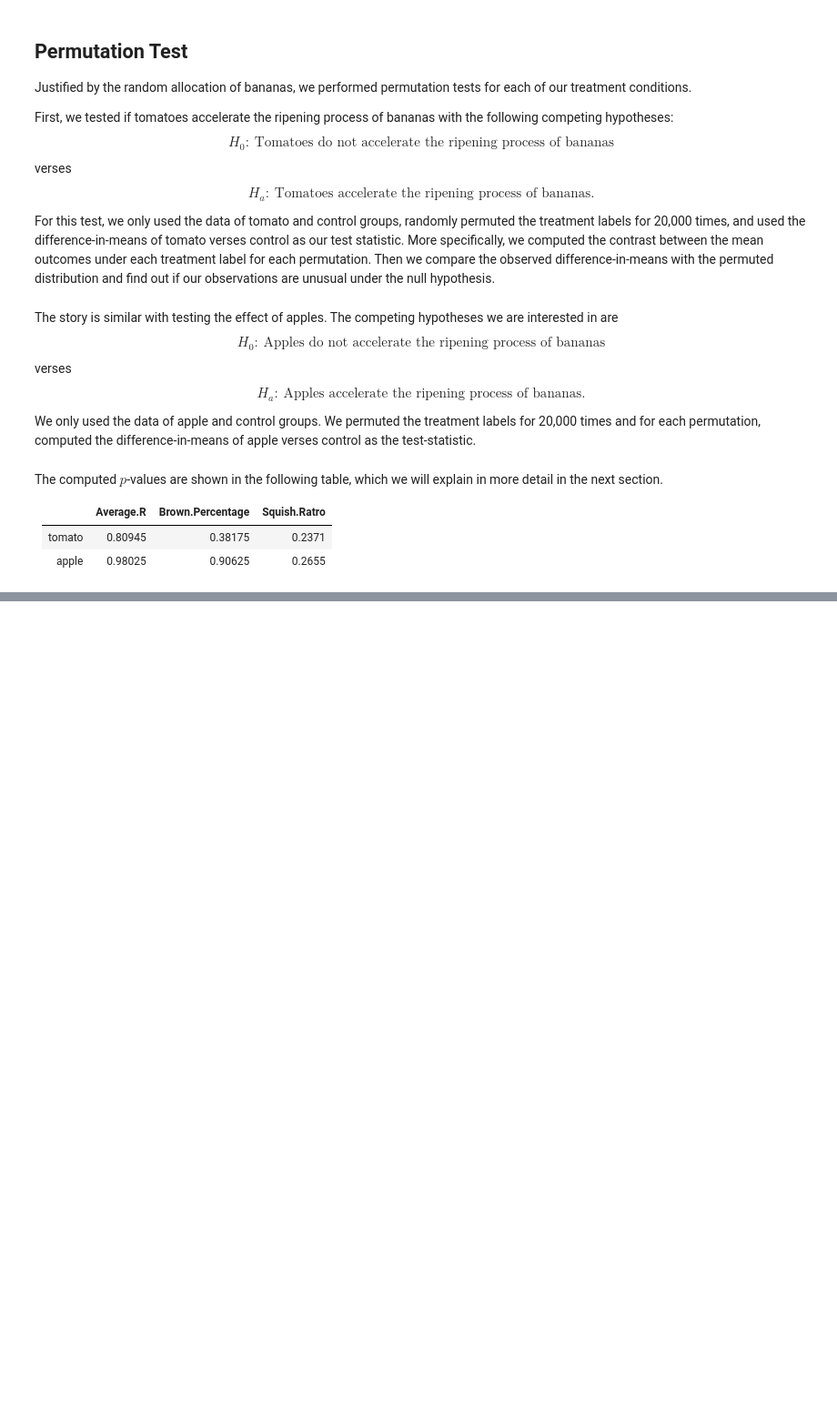
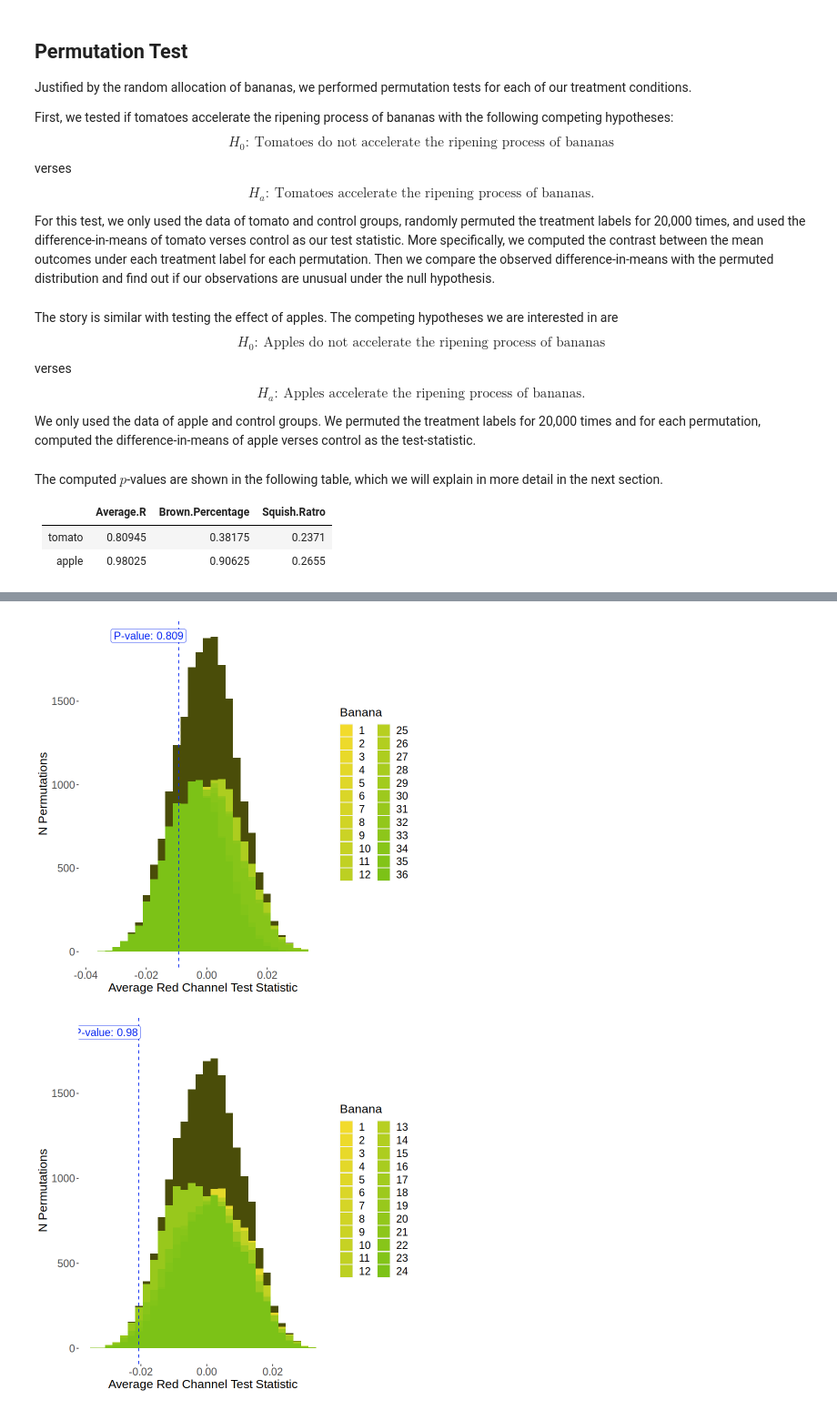
Before and after one commit to yashpatel5400/stats604-project3, a Jupyter notebook: jupyter_report_sections/Ripening Fruit.ipynb, the cells around one changed output, grey strips where cells are left out. Shown: that part at 91% size. Cells and saved outputs as stored; diff of their text form; code cells hidden in the pictures; blank space fills up the shorter version.

Commit message:
Cleanup

```diff
--- a/jupyter_report_sections/Ripening Fruit.ipynb
+++ b/jupyter_report_sections/Ripening Fruit.ipynb
@@ -389,0 +470,79 @@ kable(p.values)
+# %%
+make_all_bananas_comparison_plot <- function(perms, stat) {
+  if (grepl("tomato$", stat)) {
+    trt <- "T"
+    clean_trt <- "Tomato"
+  } else if (grepl("apple$", stat)) {
+    trt <- "A"
+    clean_trt <- "Apple"
+  } else {
+    trt <- "C"
+    clean_trt <- "Control"
+  }
+  clean_stat <- gsub(
+    "% squished", "Squish Ratio",
+      gsub(
+        "pct", "%", gsub(
+          "avg", "Average", gsub(
+            "rgb", "Red Channel", gsub(" (tomato|apple)$", "", gsub("_", " ", stat))))))
+
+  banana_cols <- colnames(perms)[grepl("banana", colnames(perms))]
+  pivot_data <- Reduce(
+    rbind,
+    lapply(banana_cols,
+          function(banana_col) {
+            msk <- perms[banana_col] == trt
+            banana_perms <- perms[msk,
+                                  c(banana_col, colnames(perms)
+                                    [!grepl("banana", colnames(perms))])]
+            colnames(banana_perms)[1] <- "trt"
+            cbind("Banana" = as.numeric(gsub("banana_", "", banana_col)),
+                  banana_perms)
+          })
+  )
+  pivot_data$Banana <- factor(pivot_data$Banana,
+                              levels = as.numeric(gsub("banana_", "", banana_cols)))
+
+  # running one-sided tests because trt should increase avg RGB and pct brown
+  pval <- mean(perms[[stat]] >= true_test_statistics[stat])
+  if (grepl("pct_brown", stat)) {
+    pval_label_x_val <- true_test_statistics[stat] + sign(true_test_statistics[stat]) * 0.002
+    cut_val <- 0.00025
+  } else if (grepl("avg_rgb", stat)) {
+    pval_label_x_val <- true_test_statistics[stat] + sign(true_test_statistics[stat]) * 0.01
+    cut_val <- 0.0025
+  } else {
+    pval_label_x_val <- true_test_statistics[stat] + sign(true_test_statistics[stat]) * 0.1
+    cut_val <- 0.025
+  }
+
+  pval_label_y_val <- max(table(cut_width(perms[[stat]], width = cut_val)))
+  ggplot(perms) +
+    geom_histogram(aes(x = !!sym(stat)), fill = BROWN, bins=30) +
+    geom_histogram(data = pivot_data,
+                   aes(x = !!sym(stat), fill = Banana),
+                   position = "identity", bins=30) +
+    geom_vline(aes(xintercept=true_test_statistics[stat]), color = PVAL_BLUE,
+               linetype="dashed") +
+    scale_fill_manual(
+      values = scales::seq_gradient_pal(YELLOW, GREEN)(seq(0, 1, length.out=n_bananas))) +
+    labs(x = paste0(clean_stat," Test Statistic"),
+         y = "N Permutations") +
+    annotate("label", x = pval_label_x_val, y = pval_label_y_val,
+             label = paste0("P-value: ", round(pval, 3)),
+             color = PVAL_BLUE, size = 5) +
+    plot_theme
+}
+for (r in seq_len(2)) {
+  stat_col <- stat_cols[r]
+  if (grepl("apple", stat_col)) {
+    print(make_all_bananas_comparison_plot(permutations_apple, stat_col))
+  } else if (grepl("tomato", stat_col)) {
+    print(make_all_bananas_comparison_plot(permutations_tomato, stat_col))
+  } else {
+    stop("Did not encounter a valid stat col")
+  }
+}
+# %% [output]
+[figure, added]
+[figure, added]
```
Also changed, not shown: parts of 6 cells of this notebook.
